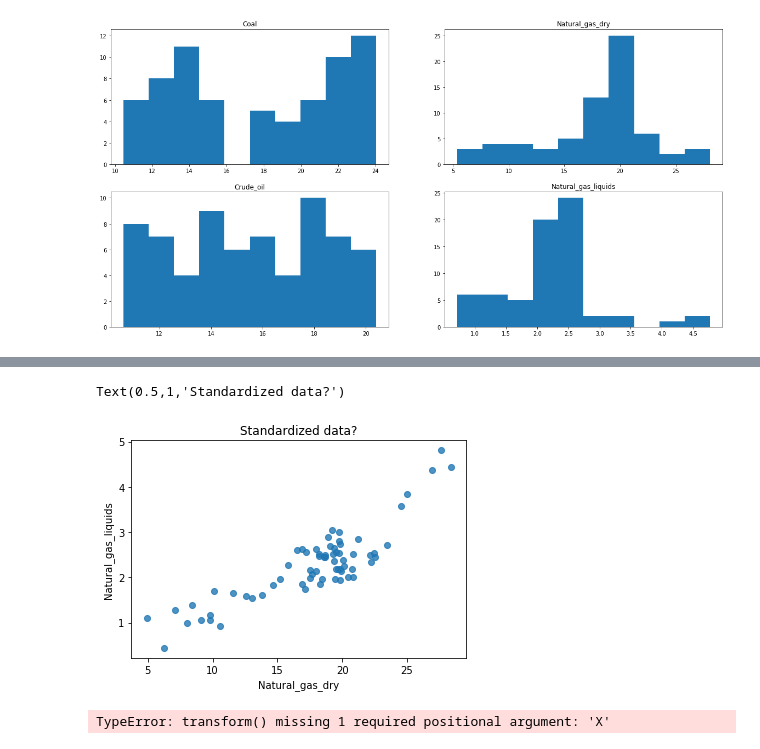
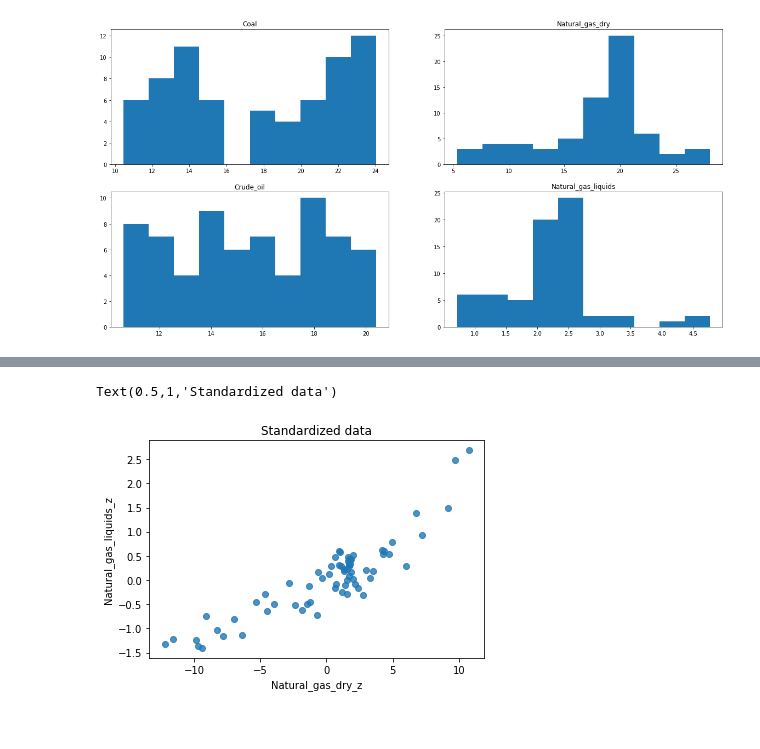
Before and after one commit to mhuh22/Thinkful, a Jupyter notebook: Bootcamp/Unit 2/Lesson 1/Challenge Preparing a dataset for modeling.ipynb, the cells around one changed output, grey strips where cells are left out. Saved outputs shown, nothing was run; the diff lists cells and outputs as text; code cells hidden in the pictures.

```diff
--- a/Bootcamp/Unit 2/Lesson 1/Challenge Preparing a dataset for modeling.ipynb
+++ b/Bootcamp/Unit 2/Lesson 1/Challenge Preparing a dataset for modeling.ipynb
@@ -84,22 +84,17 @@ Text(0.5,1,'Raw data')
 # %%
+# standardizes data so that 0,0 is in the middle
+
 df['Natural_gas_dry_z'] = df['Natural_gas_dry'] - df['Natural_gas_dry'].mean()
 df['Natural_gas_liquids_z'] = df['Natural_gas_liquids'] - df['Natural_gas_liquids'].mean()
 t = sns.regplot(
-    'Natural_gas_dry',
-    'Natural_gas_liquids',
+    'Natural_gas_dry_z',
+    'Natural_gas_liquids_z',
     df,
     x_jitter=.49,
     y_jitter=.49,
     fit_reg=False
 )
-t.axes.set_title('Standardized data?')
+t.axes.set_title('Standardized data')
 # %% [output]
-Text(0.5,1,'Standardized data?')
+Text(0.5,1,'Standardized data')
-[figure, old version]
+[figure, new version]
-# %%
-pca = PCA(n_components = 4)
-pca.fit(X)
-X_transformed= PCA.transform(X)
-X_tranformed.shape
-# %% [output]
-TypeError: transform() missing 1 required positional argument: 'X'
```
Also changed, not shown: parts of 3 cells of this notebook.
